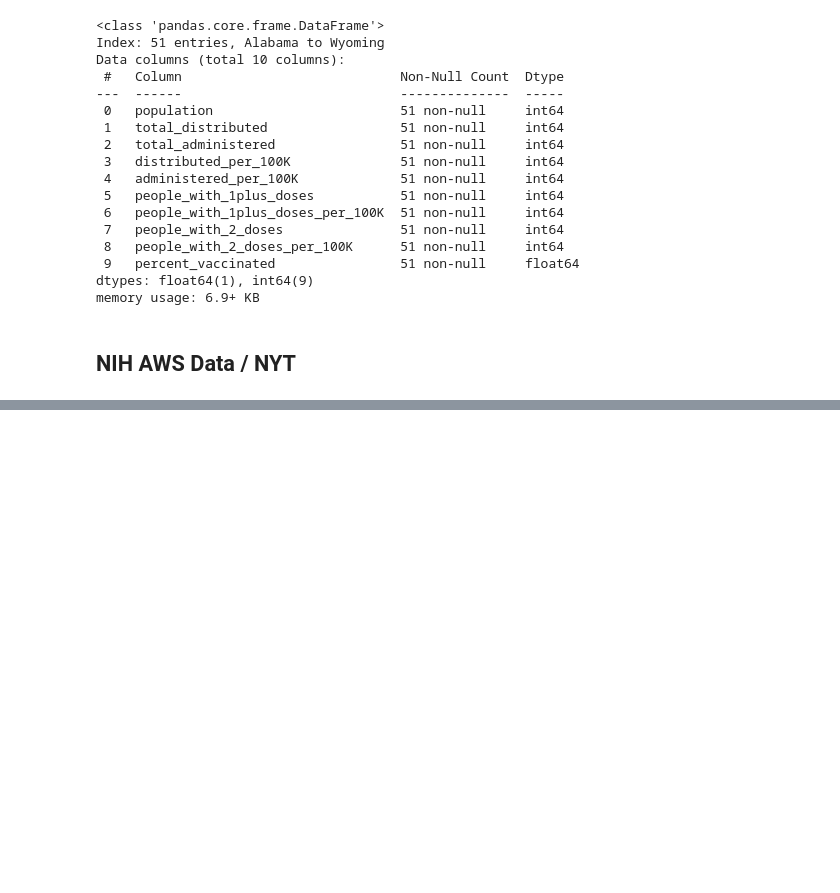
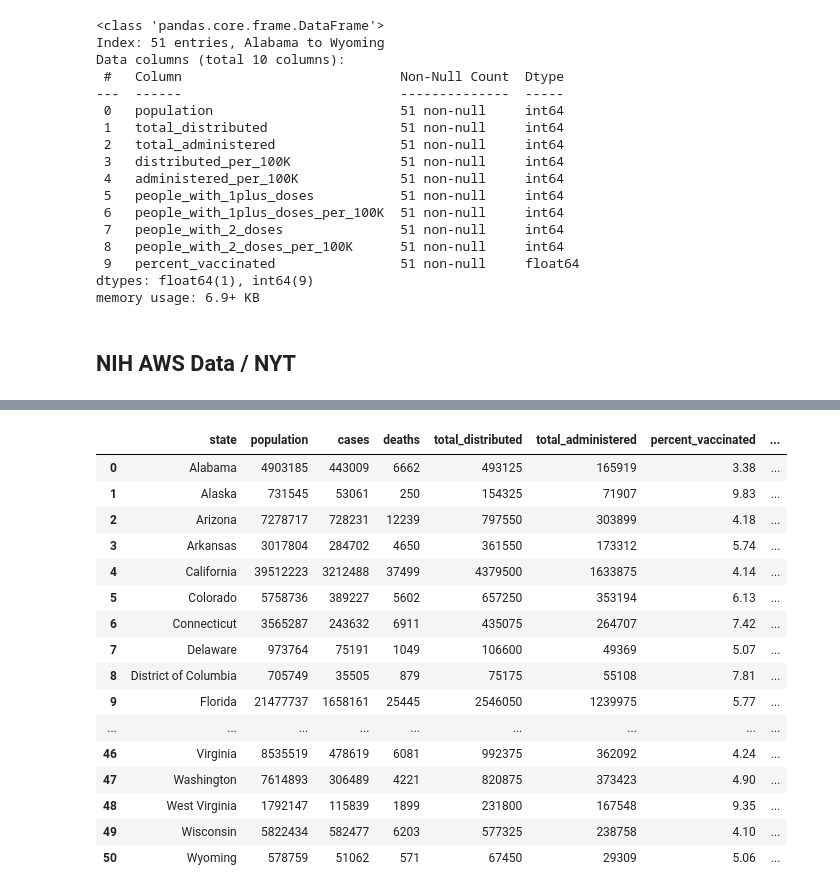
Before and after one commit to CCom20/us-covid-response, a Jupyter notebook: data_cleaning_notebook.ipynb, the cells around one changed output, grey strips where cells are left out. Drawn from its saved outputs; the diff is of its cells as text; code cells hidden in the pictures; blank space fills up the shorter version.

Commit message:
Finished up some Pandas cleaning and calculations for estimated immunity by state

```diff
--- a/data_cleaning_notebook.ipynb
+++ b/data_cleaning_notebook.ipynb
@@ -137,3 +159,31 @@ nytimes_nih_covid_df = pd.read_json("data/daily_covid_stats_by_state_nyt.json",
 # %%
 # Add data to database
 nytimes_nih_covid_df.to_sql('nyt_table', index=False, if_exists='replace', con=connection)
+# %%
+latest_nyt_stateData = nytimes_nih_covid_df[nytimes_nih_covid_df['date'] == '2021-01-25']
+# %%
+latest_data_merged = pd.merge(state_info_df, latest_nyt_stateData, on="state")
+# %%
+latest_data_merged = latest_data_merged[['state', 'population', 'cases', 'deaths', 'total_distributed', 'total_administered', 'percent_vaccinated' ]]
+# %%
+latest_data_merged["percent_infected_to_date"] = ""
+# %%
+latest_data_merged
+# %% [output]
+|  | state | population | cases | deaths | total_distributed | total_administered | percent_vaccinated | ... |
+| 0 | Alabama | 4903185 | 443009 | 6662 | 493125 | 165919 | 3.38 | ... |
+| 1 | Alaska | 731545 | 53061 | 250 | 154325 | 71907 | 9.83 | ... |
+| 2 | Arizona | 7278717 | 728231 | 12239 | 797550 | 303899 | 4.18 | ... |
+| 3 | Arkansas | 3017804 | 284702 | 4650 | 361550 | 173312 | 5.74 | ... |
+| 4 | California | 39512223 | 3212488 | 37499 | 4379500 | 1633875 | 4.14 | ... |
+| 5 | Colorado | 5758736 | 389227 | 5602 | 657250 | 353194 | 6.13 | ... |
+| 6 | Connecticut | 3565287 | 243632 | 6911 | 435075 | 264707 | 7.42 | ... |
+| 7 | Delaware | 973764 | 75191 | 1049 | 106600 | 49369 | 5.07 | ... |
+| 8 | District of Columbia | 705749 | 35505 | 879 | 75175 | 55108 | 7.81 | ... |
+| 9 | Florida | 21477737 | 1658161 | 25445 | 2546050 | 1239975 | 5.77 | ... |
+| ... | ... | ... | ... | ... | ... | ... | ... | ... |
+| 46 | Virginia | 8535519 | 478619 | 6081 | 992375 | 362092 | 4.24 | ... |
+| 47 | Washington | 7614893 | 306489 | 4221 | 820875 | 373423 | 4.90 | ... |
+| 48 | West Virginia | 1792147 | 115839 | 1899 | 231800 | 167548 | 9.35 | ... |
+| 49 | Wisconsin | 5822434 | 582477 | 6203 | 577325 | 238758 | 4.10 | ... |
+| 50 | Wyoming | 578759 | 51062 | 571 | 67450 | 29309 | 5.06 | ... |
```
Also changed, not shown: parts of 12 cells of this notebook, 3 other files.
